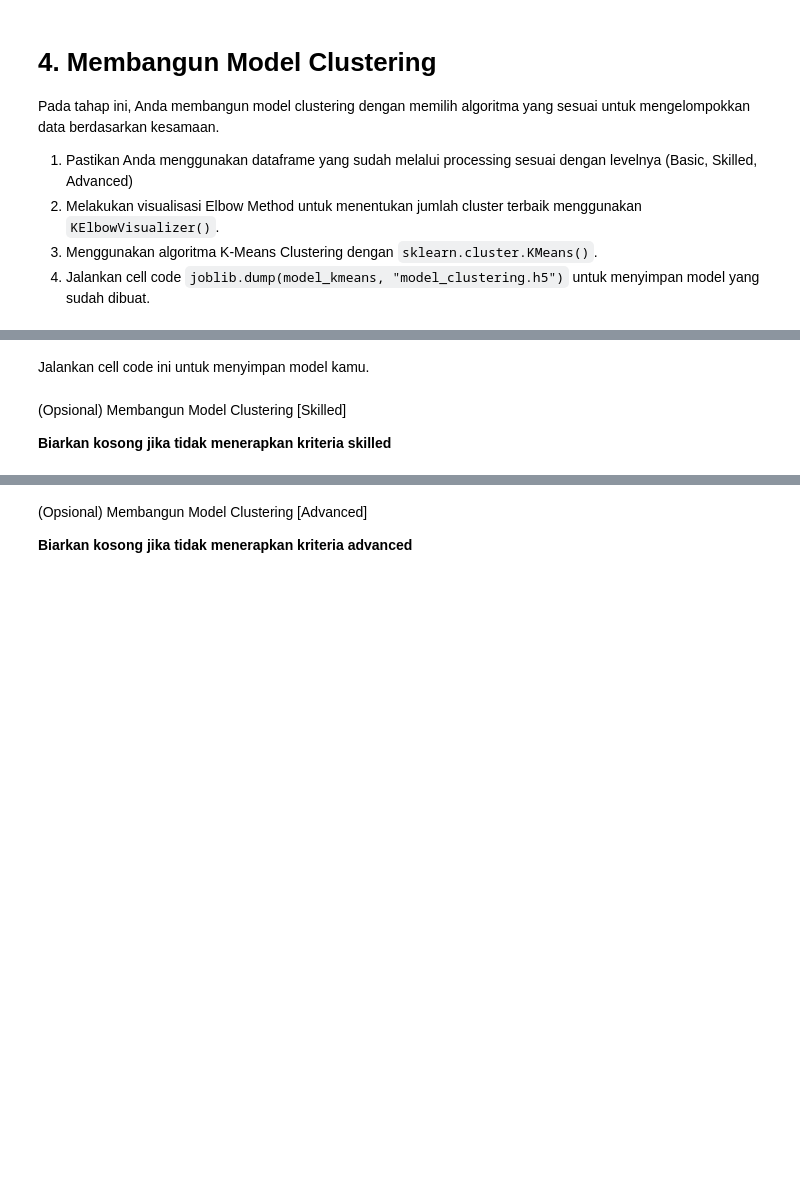
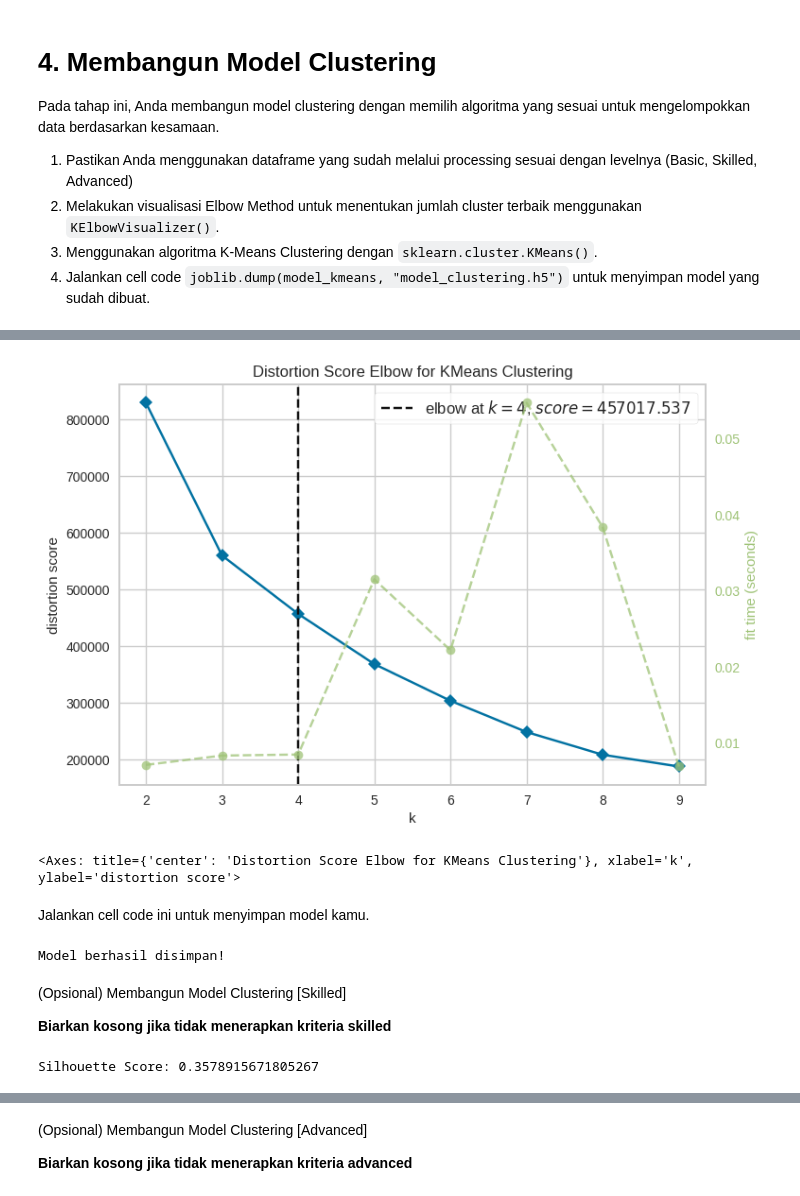
Before and after one commit to FaizFP/Dicoding--Project, a Jupyter notebook: [Clustering]_Submission_Akhir_BMLP_Your_Name.ipynb, the cells around one changed output, grey strips where cells are left out. Saved outputs shown, nothing was run; the diff lists cells and outputs as text; code cells hidden in the pictures; blank space fills up the shorter version.

Commit message:
kelbow fix

```diff
--- a/[Clustering]_Submission_Akhir_BMLP_Your_Name.ipynb
+++ b/[Clustering]_Submission_Akhir_BMLP_Your_Name.ipynb
@@ -382,7 +386,9 @@ Pada tahap ini, Anda membangun model clustering dengan memilih algoritma yang se
 # Kode harus digunakan dan dilarang menambahkan syntax lainnya pada cell ini.
 # ___.describe()
 
-df.describe()
+#dataframe untuk pelatihan
+df_pelatihan = df.copy()
+df_pelatihan.describe()
 # %% [output]
 |  | TransactionAmount | TransactionType | Location | MerchantID | Channel | CustomerAge | CustomerOccupation | ... |
 | count | 2204.000000 | 2204.000000 | 2204.000000 | 2204.000000 | 2204.000000 | 2204.000000 | 2204.000000 | ... |
@@ -398,3 +402,20 @@ df.describe()
+# %%
+# Melakukan visualisasi Elbow Method menggunakan KElbowVisualizer()
+features_for_clustering = df_pelatihan.drop(columns=[
+    'TransactionID', 'AccountID', 'DeviceID', 'IP Address',
+    'TransactionDate', 'PreviousTransactionDate',
+    'AgeGroup', 'TransactionSize',
+    'CustomerAge', 'TransactionAmount'
+]).columns
+
+X = df_pelatihan[features_for_clustering]
+model_kmeans = KMeans()
+visualizer = KElbowVisualizer(model_kmeans, k=(2,10))
+visualizer.fit(X)
+visualizer.show()
+# %% [output]
+[figure, added]
+<Axes: title={'center': 'Distortion Score Elbow for KMeans Clustering'}, xlabel='k', ylabel='distortion score'>
 # %%
 # Menggunakan algoritma K-Means Clustering
 # %% [markdown]
@@ -403,9 +424,22 @@ Jalankan cell code ini untuk menyimpan model kamu.
 # Menyimpan model menggunakan joblib
 # import joblib
 # joblib.dump(___, "model_clustering.h5")
+
+
+visualizer.fit(X)
+joblib.dump(visualizer, "model_clustering.h5")
+print("Model berhasil disimpan!")
+# %% [output]
+Model berhasil disimpan!
 # %% [markdown]
 (Opsional) Membangun Model Clustering [Skilled]
 
 **Biarkan kosong jika tidak menerapkan kriteria skilled**
 # %%
 # Menghitung dan menampilkan nilai Silhouette Score.
+labels = visualizer.labels_
+
+score = silhouette_score(X, labels)
+print("Silhouette Score:", score)
+# %% [output]
+Silhouette Score: 0.3578915671805267
```
Also changed, not shown: parts of 6 cells of this notebook.
